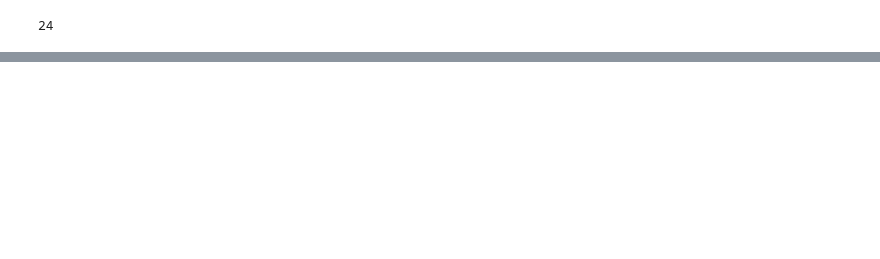
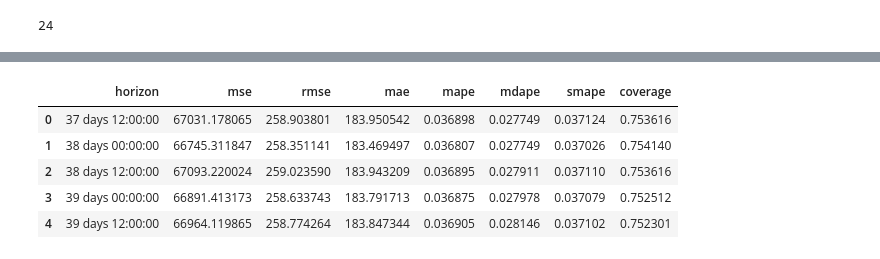
Before and after one commit to Devwarlt/tcc-nadio-pontes, a Jupyter notebook: notebooks/SERIES_TEMPORAIS_ANALISE.ipynb, the cells around one changed output, grey strips where cells are left out. Saved outputs shown, nothing was run; the diff lists cells and outputs as text; code cells hidden in the pictures; blank space fills up the shorter version.

```diff
--- a/notebooks/SERIES_TEMPORAIS_ANALISE.ipynb
+++ b/notebooks/SERIES_TEMPORAIS_ANALISE.ipynb
@@ -332,0 +490,3 @@ plt.show()
+# %%
+%time forecast_cv: pd.DataFrame = cross_validation(forecasting_model, horizon='365 days', parallel='threads')
+forecast_performance: pd.DataFrame = performance_metrics(forecast_cv)
@@ -332,0 +513,9 @@ plt.show()
+# %%
+forecast_performance.head()
+# %% [output]
+|  | horizon | mse | rmse | mae | mape | mdape | smape | coverage |
+| 0 | 37 days 12:00:00 | 67031.178065 | 258.903801 | 183.950542 | 0.036898 | 0.027749 | 0.037124 | 0.753616 |
+| 1 | 38 days 00:00:00 | 66745.311847 | 258.351141 | 183.469497 | 0.036807 | 0.027749 | 0.037026 | 0.754140 |
+| 2 | 38 days 12:00:00 | 67093.220024 | 259.023590 | 183.943209 | 0.036895 | 0.027911 | 0.037110 | 0.753616 |
+| 3 | 39 days 00:00:00 | 66891.413173 | 258.633743 | 183.791713 | 0.036875 | 0.027978 | 0.037079 | 0.752512 |
+| 4 | 39 days 12:00:00 | 66964.119865 | 258.774264 | 183.847344 | 0.036905 | 0.028146 | 0.037102 | 0.752301 |
```
Also changed, not shown: parts of 27 cells of this notebook.
